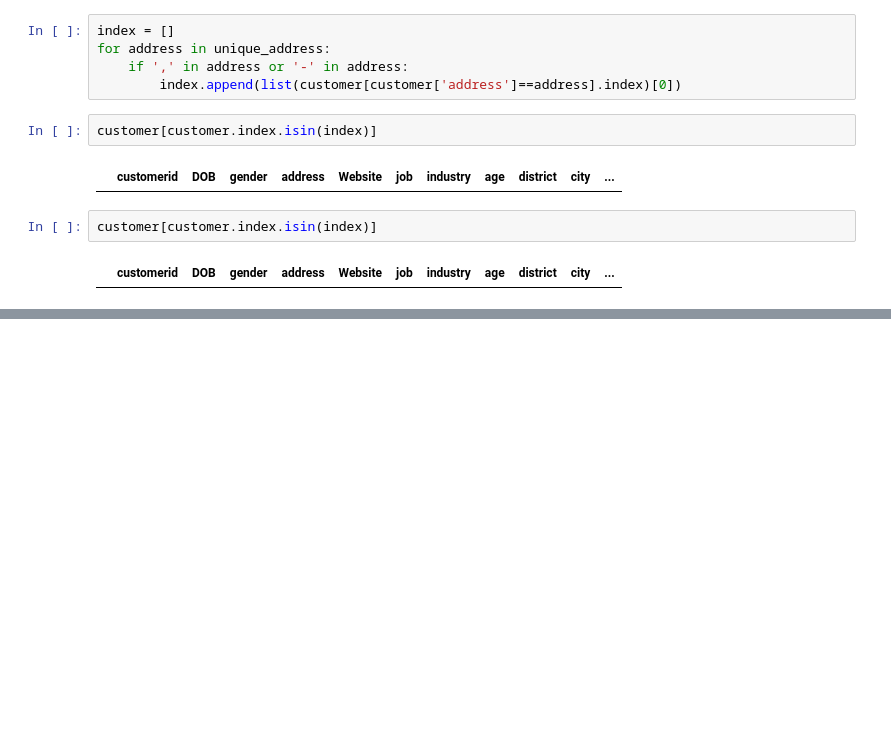
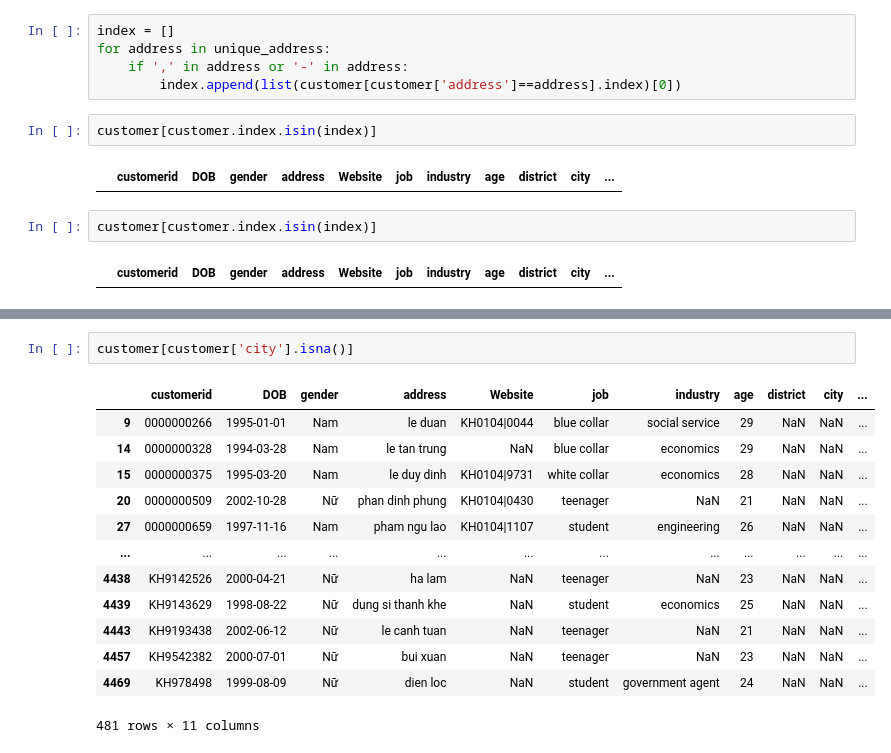
Before and after one commit to MinhDucNguyen9705/data_storytelling, a Jupyter notebook: customer_clean.ipynb, the cells around one changed output, grey strips where cells are left out. Saved outputs shown, nothing was run; the diff lists cells and outputs as text; blank space fills up the shorter version.

```diff
--- a/customer_clean.ipynb
+++ b/customer_clean.ipynb
@@ -328,0 +336,16 @@ customer[np.logical_and(~customer['city'].isna(), customer['district'].isna())]
+# %%
+customer[customer['city'].isna()]
+# %% [output]
+|  | customerid | DOB | gender | address | Website | job | industry | age | district | city | ... |
+| 9 | 0000000266 | 1995-01-01 | Nam | le duan | KH0104|0044 | blue collar | social service | 29 | NaN | NaN | ... |
+| 14 | 0000000328 | 1994-03-28 | Nam | le tan trung | NaN | blue collar | economics | 29 | NaN | NaN | ... |
+| 15 | 0000000375 | 1995-03-20 | Nam | le duy dinh | KH0104|9731 | white collar | economics | 28 | NaN | NaN | ... |
+| 20 | 0000000509 | 2002-10-28 | Nữ | phan dinh phung | KH0104|0430 | teenager | NaN | 21 | NaN | NaN | ... |
+| 27 | 0000000659 | 1997-11-16 | Nam | pham ngu lao | KH0104|1107 | student | engineering | 26 | NaN | NaN | ... |
+| ... | ... | ... | ... | ... | ... | ... | ... | ... | ... | ... | ... |
+| 4438 | KH9142526 | 2000-04-21 | Nữ | ha lam | NaN | teenager | NaN | 23 | NaN | NaN | ... |
+| 4439 | KH9143629 | 1998-08-22 | Nữ | dung si thanh khe | NaN | student | economics | 25 | NaN | NaN | ... |
+| 4443 | KH9193438 | 2002-06-12 | Nữ | le canh tuan | NaN | teenager | NaN | 21 | NaN | NaN | ... |
+| 4457 | KH9542382 | 2000-07-01 | Nữ | bui xuan | NaN | teenager | NaN | 23 | NaN | NaN | ... |
+| 4469 | KH978498 | 1999-08-09 | Nữ | dien loc | NaN | student | government agent | 24 | NaN | NaN | ... |
+481 rows × 11 columns
```
Also changed, not shown: parts of 8 cells of this notebook, 3 other files.
